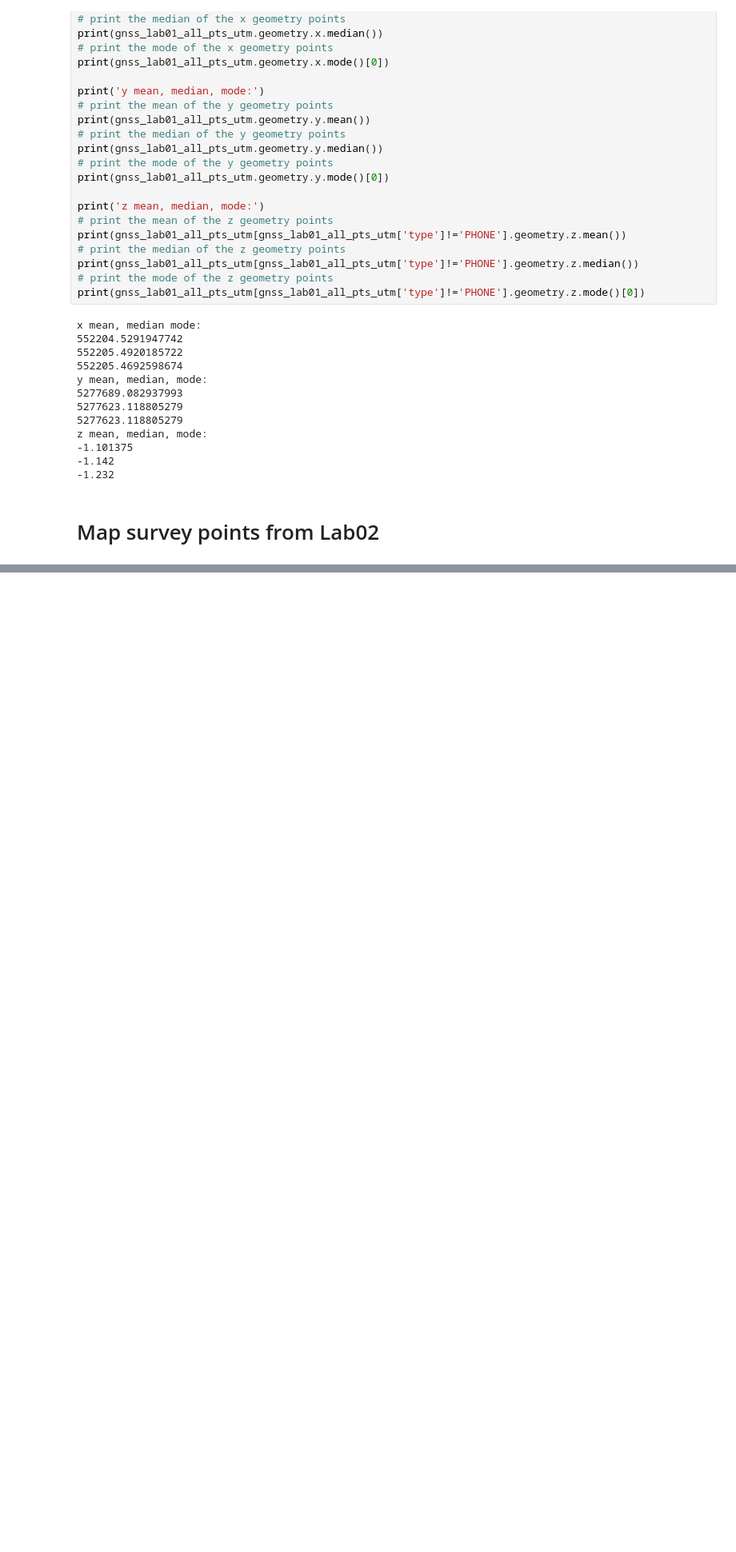
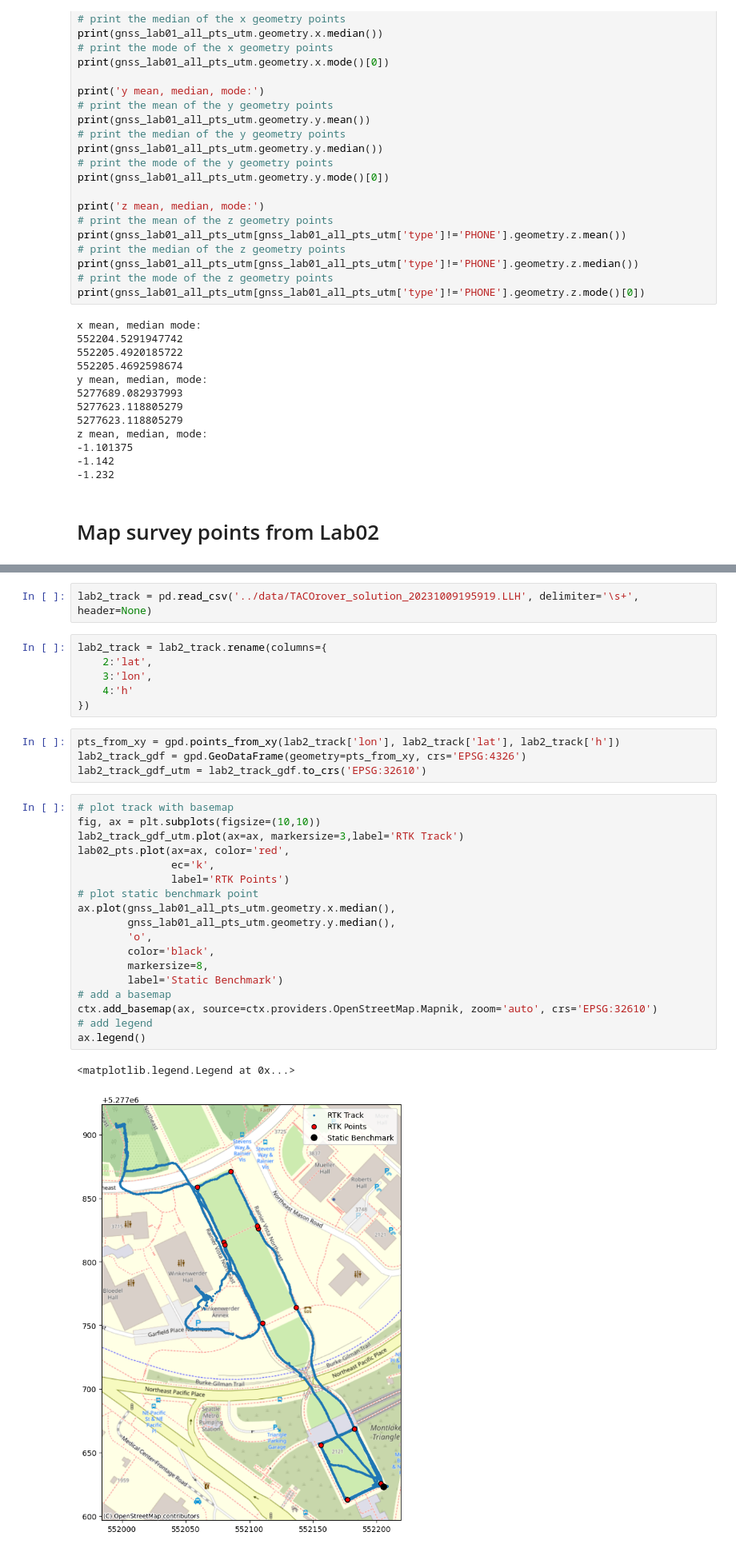
Before and after one commit to dlhogan97/AdvSurveyingGeomatics, a Jupyter notebook: notebooks/lab-02.ipynb, the cells around one changed output, grey strips where cells are left out. Shown at 80% size. Cells and saved outputs as stored; diff of their text form; blank space fills up the shorter version.

```diff
--- a/notebooks/lab-02.ipynb
+++ b/notebooks/lab-02.ipynb
@@ -97,0 +127,33 @@ z mean, median, mode:
+# %%
+lab2_track = pd.read_csv('../data/TACOrover_solution_20231009195919.LLH', delimiter='\s+', header=None)
+# %%
+lab2_track = lab2_track.rename(columns={
+    2:'lat',
+    3:'lon',
+    4:'h'
+})
+# %%
+pts_from_xy = gpd.points_from_xy(lab2_track['lon'], lab2_track['lat'], lab2_track['h'])
+lab2_track_gdf = gpd.GeoDataFrame(geometry=pts_from_xy, crs='EPSG:4326')
+lab2_track_gdf_utm = lab2_track_gdf.to_crs('EPSG:32610')
+# %%
+# plot track with basemap
+fig, ax = plt.subplots(figsize=(10,10))
+lab2_track_gdf_utm.plot(ax=ax, markersize=3,label='RTK Track')
+lab02_pts.plot(ax=ax, color='red',
+               ec='k',
+               label='RTK Points')
+# plot static benchmark point
+ax.plot(gnss_lab01_all_pts_utm.geometry.x.median(),
+        gnss_lab01_all_pts_utm.geometry.y.median(),
+        'o',
+        color='black',
+        markersize=8,
+        label='Static Benchmark')
+# add a basemap
+ctx.add_basemap(ax, source=ctx.providers.OpenStreetMap.Mapnik, zoom='auto', crs='EPSG:32610')
+# add legend
+ax.legend()
+# %% [output]
+<matplotlib.legend.Legend at 0x...>
+[figure, added]
```
Also changed, not shown: parts of 9 cells of this notebook, 7 other files.
